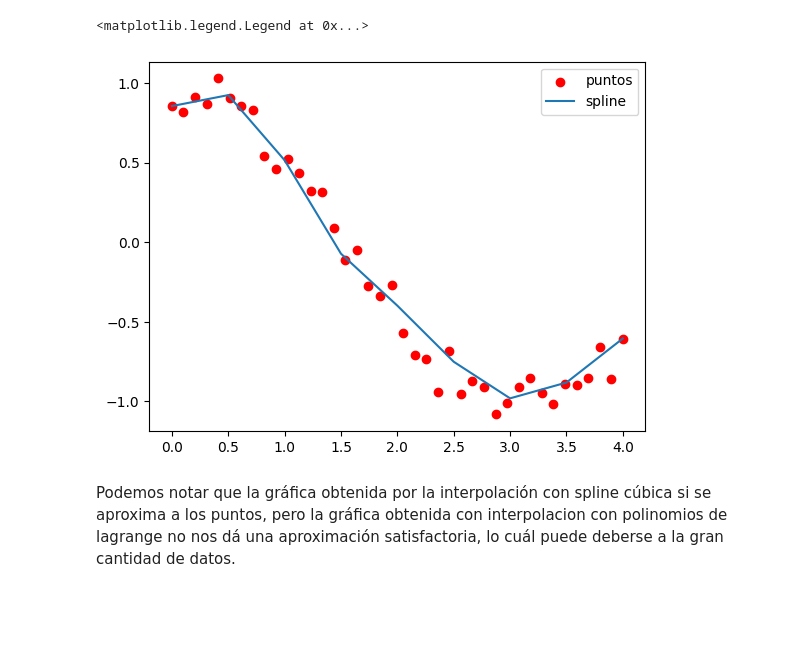
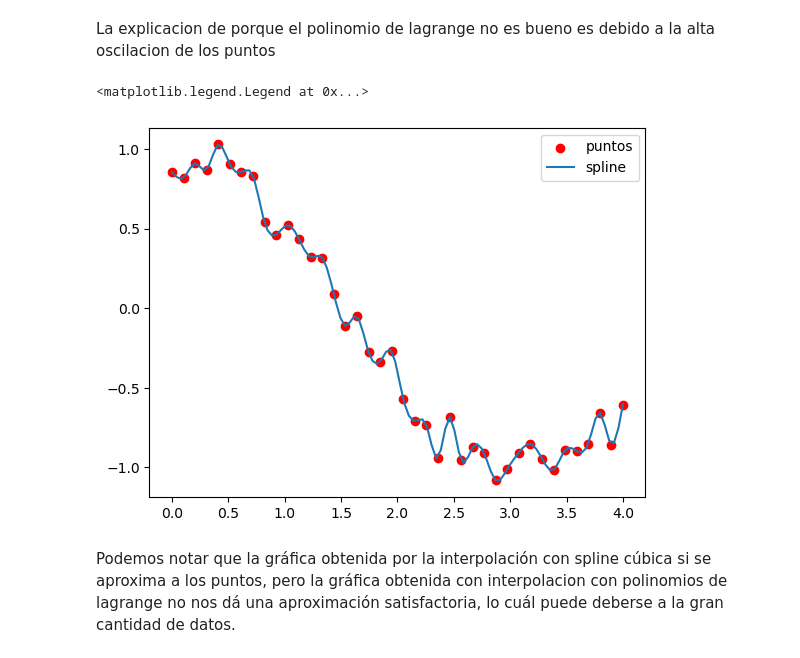
Before and after one commit to Zopiclown/Tareas-FIS1344-1, a Jupyter notebook: Tomás_Troncoso_208123475_Tarea_7.ipynb, the cells around one changed output. Drawn from its saved outputs; the diff is of its cells as text; code cells hidden in the pictures; blank space fills up the shorter version.

```diff
--- a/Tomás_Troncoso_208123475_Tarea_7.ipynb
+++ b/Tomás_Troncoso_208123475_Tarea_7.ipynb
@@ -69,3 +139,5 @@ plt.show()
+# %% [markdown]
+La explicacion de porque el polinomio de lagrange no es bueno es debido a la alta oscilacion de los puntos
 # %%
 def find_ind(x, puntos):
     for i in range(len(puntos)):
@@ -138,34 +210,34 @@ puntos = np.array([[0.0, 0.8554428669760865],
  [1.9487179487179487, -0.26956032827356446],
  [2.051282051282051, -0.571247853583287],
  [2.1538461538461537, -0.7087933751789464],
  [2.2564102564102564, -0.7346123839017604],
  [2.358974358974359, -0.9422578154572859],
  [2.4615384615384617, -0.6839691792454056],
  [2.564102564102564, -0.9525757587137708],
  [2.6666666666666665, -0.8747644889180131],
  [2.769230769230769, -0.9126743380349072],
  [2.871794871794872, -1.0825927238281552],
  [2.9743589743589745, -1.0103075868775828],
  [3.0769230769230766, -0.907399219424252],
  [3.1794871794871793, -0.851996743383459],
  [3.282051282051282, -0.9446601118164999],
  [3.3846153846153846, -1.0173310927863406],
  [3.4871794871794872, -0.8906772736257376],
  [3.5897435897435894, -0.896632562845944],
  [3.692307692307692, -0.8524291153089643],
  [3.7948717948717947, -0.6563668686292993],
  [3.8974358974358974, -0.8565509469076233],
  [4.0, -0.6052319246737182]])
 coefs= spline_coefs(puntos)
 
-x = np.linspace(0, 4, 9)
+x = np.linspace(0, 4, 100)
 spline = [spline_eval(xi, coefs, puntos) for xi in x]
 
 plt.scatter(puntos[:,0], puntos[:,1], color='red',label='puntos')
 plt.plot(x, spline, label='spline')
 plt.legend()
 # %% [output]
 <matplotlib.legend.Legend at 0x...>
-[figure, old version]
+[figure, new version]
 # %% [markdown]
 Podemos notar que la gráfica obtenida por la interpolación con spline cúbica si se aproxima a los puntos, pero la gráfica obtenida con interpolacion con polinomios de lagrange no nos dá una aproximación satisfactoria, lo cuál puede deberse a la gran cantidad de datos.
```
Also changed, not shown: parts of 4 cells of this notebook.
